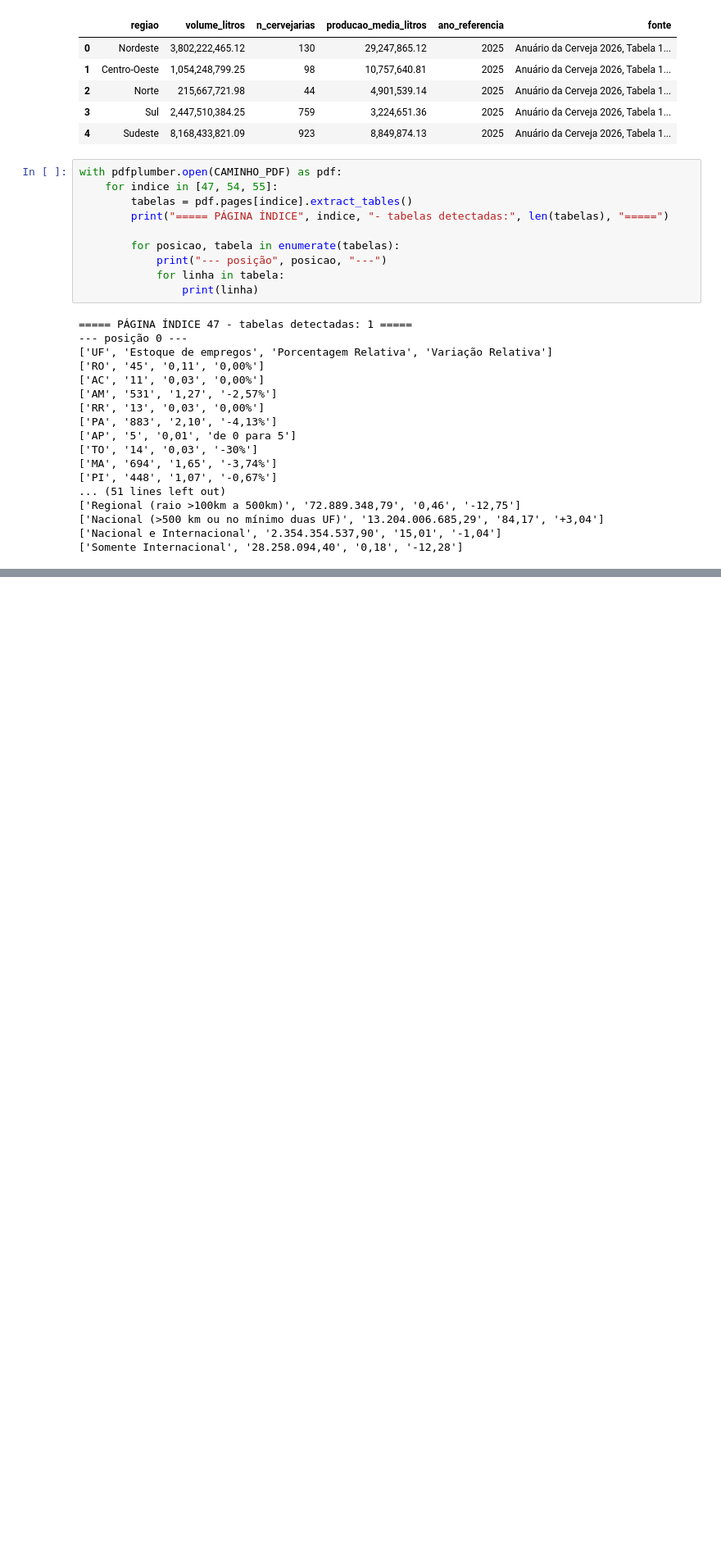
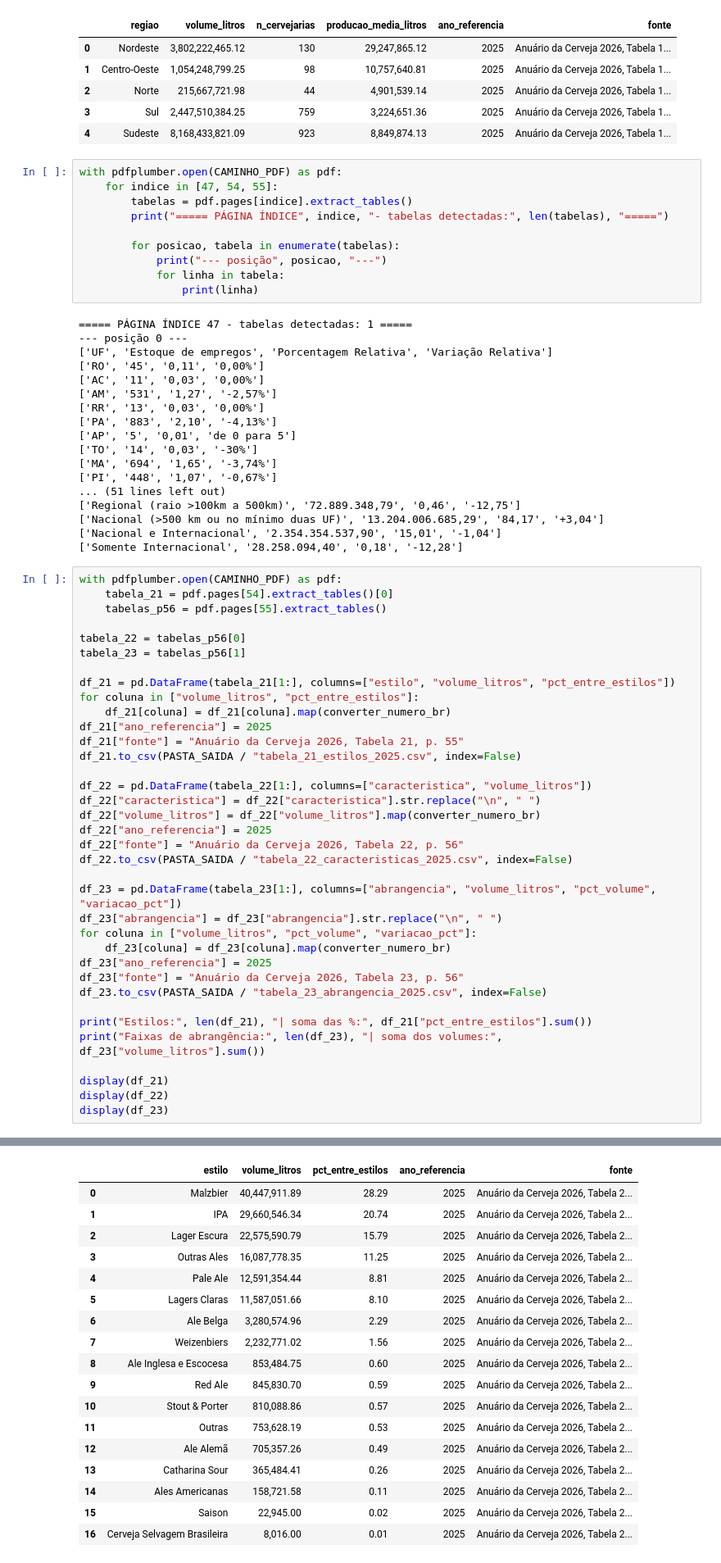
Before and after one commit to GianPlanezio/cerveja-brasil, a Jupyter notebook: notebooks/01_extracao.ipynb, the cells around one changed output, grey strips where cells are left out. Shown at 82% size. Saved outputs shown, nothing was run; the diff lists cells and outputs as text; blank space fills up the shorter version.

```diff
--- a/notebooks/01_extracao.ipynb
+++ b/notebooks/01_extracao.ipynb
@@ -222,3 +237,40 @@ with pdfplumber.open(CAMINHO_PDF) as pdf:
 ['Nacional (>500 km ou no mínimo duas UF)', '13.204.006.685,29', '84,17', '+3,04']
 ['Nacional e Internacional', '2.354.354.537,90', '15,01', '-1,04']
 ['Somente Internacional', '28.258.094,40', '0,18', '-12,28']
+# %%
+with pdfplumber.open(CAMINHO_PDF) as pdf:
+    tabela_21 = pdf.pages[54].extract_tables()[0]
+    tabelas_p56 = pdf.pages[55].extract_tables()
+
+tabela_22 = tabelas_p56[0]
+tabela_23 = tabelas_p56[1]
+
+df_21 = pd.DataFrame(tabela_21[1:], columns=["estilo", "volume_litros", "pct_entre_estilos"])
+for coluna in ["volume_litros", "pct_entre_estilos"]:
+    df_21[coluna] = df_21[coluna].map(converter_numero_br)
+df_21["ano_referencia"] = 2025
+df_21["fonte"] = "Anuário da Cerveja 2026, Tabela 21, p. 55"
+df_21.to_csv(PASTA_SAIDA / "tabela_21_estilos_2025.csv", index=False)
+
+df_22 = pd.DataFrame(tabela_22[1:], columns=["caracteristica", "volume_litros"])
+df_22["caracteristica"] = df_22["caracteristica"].str.replace("\n", " ")
+df_22["volume_litros"] = df_22["volume_litros"].map(converter_numero_br)
+df_22["ano_referencia"] = 2025
+df_22["fonte"] = "Anuário da Cerveja 2026, Tabela 22, p. 56"
+df_22.to_csv(PASTA_SAIDA / "tabela_22_caracteristicas_2025.csv", index=False)
+
+df_23 = pd.DataFrame(tabela_23[1:], columns=["abrangencia", "volume_litros", "pct_volume", "variacao_pct"])
+df_23["abrangencia"] = df_23["abrangencia"].str.replace("\n", " ")
+for coluna in ["volume_litros", "pct_volume", "variacao_pct"]:
+    df_23[coluna] = df_23[coluna].map(converter_numero_br)
+df_23["ano_referencia"] = 2025
+df_23["fonte"] = "Anuário da Cerveja 2026, Tabela 23, p. 56"
+df_23.to_csv(PASTA_SAIDA / "tabela_23_abrangencia_2025.csv", index=False)
+
+print("Estilos:", len(df_21), "| soma das %:", df_21["pct_entre_estilos"].sum())
+print("Faixas de abrangência:", len(df_23), "| soma dos volumes:", df_23["volume_litros"].sum())
+
+display(df_21)
+display(df_22)
+display(df_23)
+# %% [output]
@@ -224,0 +279,18 @@ with pdfplumber.open(CAMINHO_PDF) as pdf:
+|  | estilo | volume_litros | pct_entre_estilos | ano_referencia | fonte |
+| 0 | Malzbier | 40,447,911.89 | 28.29 | 2025 | Anuário da Cerveja 2026, Tabela 2... |
+| 1 | IPA | 29,660,546.34 | 20.74 | 2025 | Anuário da Cerveja 2026, Tabela 2... |
+| 2 | Lager Escura | 22,575,590.79 | 15.79 | 2025 | Anuário da Cerveja 2026, Tabela 2... |
+| 3 | Outras Ales | 16,087,778.35 | 11.25 | 2025 | Anuário da Cerveja 2026, Tabela 2... |
+| 4 | Pale Ale | 12,591,354.44 | 8.81 | 2025 | Anuário da Cerveja 2026, Tabela 2... |
+| 5 | Lagers Claras | 11,587,051.66 | 8.10 | 2025 | Anuário da Cerveja 2026, Tabela 2... |
+| 6 | Ale Belga | 3,280,574.96 | 2.29 | 2025 | Anuário da Cerveja 2026, Tabela 2... |
+| 7 | Weizenbiers | 2,232,771.02 | 1.56 | 2025 | Anuário da Cerveja 2026, Tabela 2... |
+| 8 | Ale Inglesa e Escocesa | 853,484.75 | 0.60 | 2025 | Anuário da Cerveja 2026, Tabela 2... |
+| 9 | Red Ale | 845,830.70 | 0.59 | 2025 | Anuário da Cerveja 2026, Tabela 2... |
+| 10 | Stout & Porter | 810,088.86 | 0.57 | 2025 | Anuário da Cerveja 2026, Tabela 2... |
+| 11 | Outras | 753,628.19 | 0.53 | 2025 | Anuário da Cerveja 2026, Tabela 2... |
+| 12 | Ale Alemã | 705,357.26 | 0.49 | 2025 | Anuário da Cerveja 2026, Tabela 2... |
+| 13 | Catharina Sour | 365,484.41 | 0.26 | 2025 | Anuário da Cerveja 2026, Tabela 2... |
+| 14 | Ales Americanas | 158,721.58 | 0.11 | 2025 | Anuário da Cerveja 2026, Tabela 2... |
+| 15 | Saison | 22,945.00 | 0.02 | 2025 | Anuário da Cerveja 2026, Tabela 2... |
+| 16 | Cerveja Selvagem Brasileira | 8,016.00 | 0.01 | 2025 | Anuário da Cerveja 2026, Tabela 2... |
```
Also changed, not shown: parts of 7 cells of this notebook, 8 other files.
